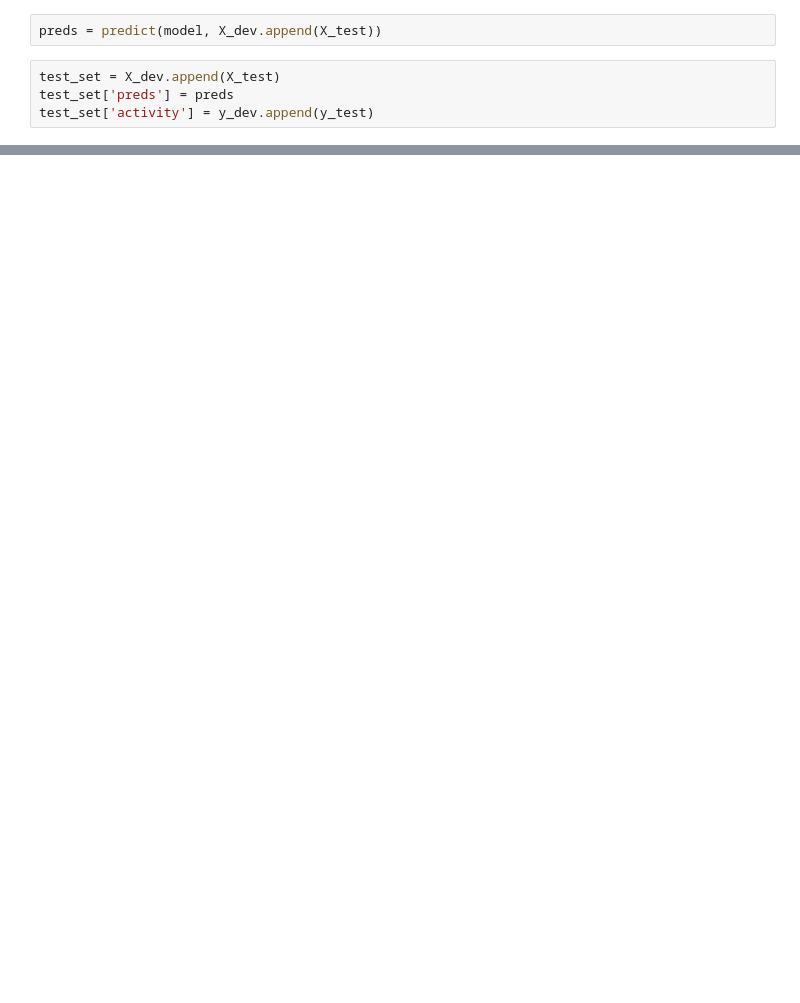
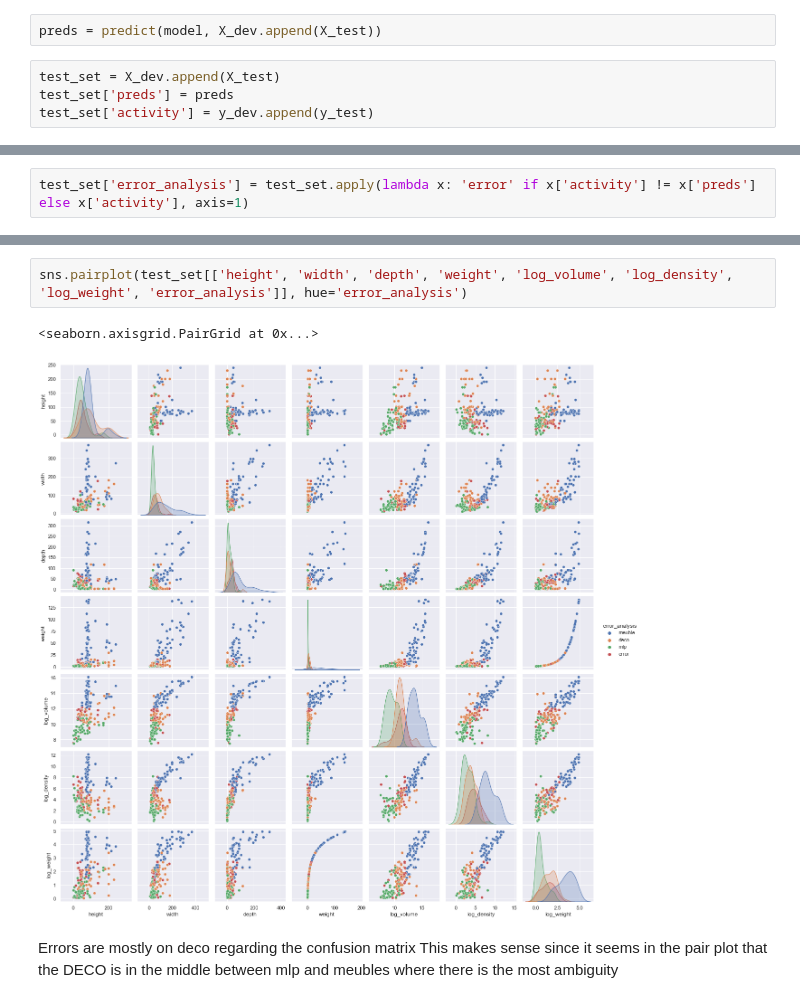
Before and after one commit to mdm-test-anonymous/mdm, a Jupyter notebook: notebooks/model_v2.ipynb, the cells around one changed output, grey strips where cells are left out. Cells and saved outputs as stored; diff of their text form; blank space fills up the shorter version.

```diff
--- a/notebooks/model_v2.ipynb
+++ b/notebooks/model_v2.ipynb
@@ -157,0 +152,2 @@ feature_importance(model.feature_importances_, feats, save_path=_os.path.join(mo
+# %%
+test_set['error_analysis'] = test_set.apply(lambda x: 'error' if x['activity'] != x['preds'] else x['activity'], axis=1)
@@ -157,0 +160,8 @@ feature_importance(model.feature_importances_, feats, save_path=_os.path.join(mo
+# %%
+sns.pairplot(test_set[['height', 'width', 'depth', 'weight', 'log_volume', 'log_density', 'log_weight', 'error_analysis']], hue='error_analysis')
+# %% [output]
+<seaborn.axisgrid.PairGrid at 0x...>
+[figure, added]
+# %% [markdown]
+Errors are mostly on deco regarding the confusion matrix
+This makes sense since it seems in the pair plot that the DECO is in the middle between mlp and meubles where there is the most ambiguity
```
Also changed, not shown: parts of 8 cells of this notebook.
